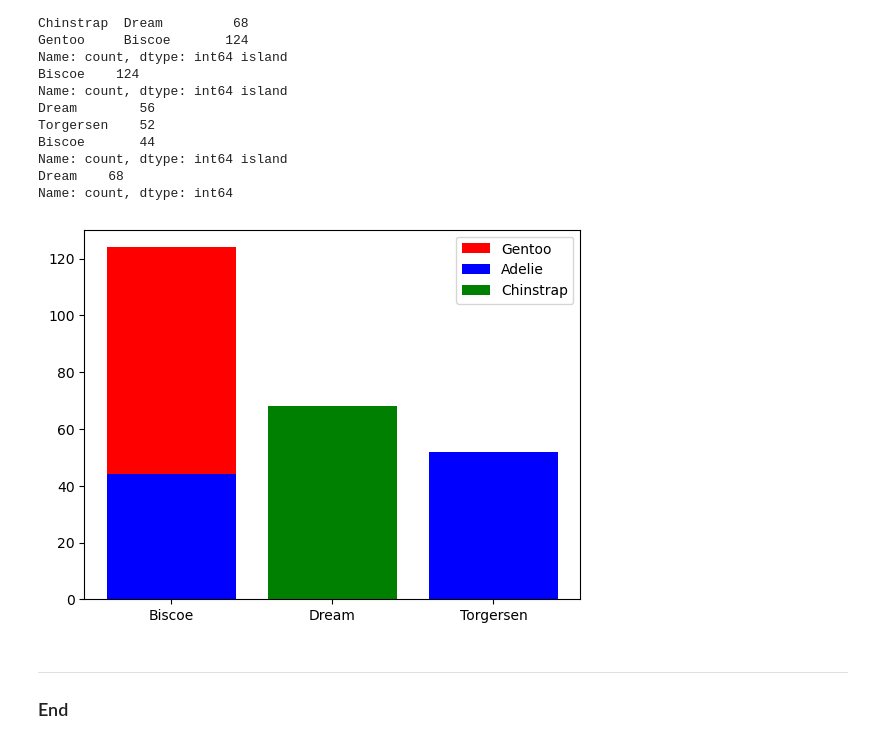
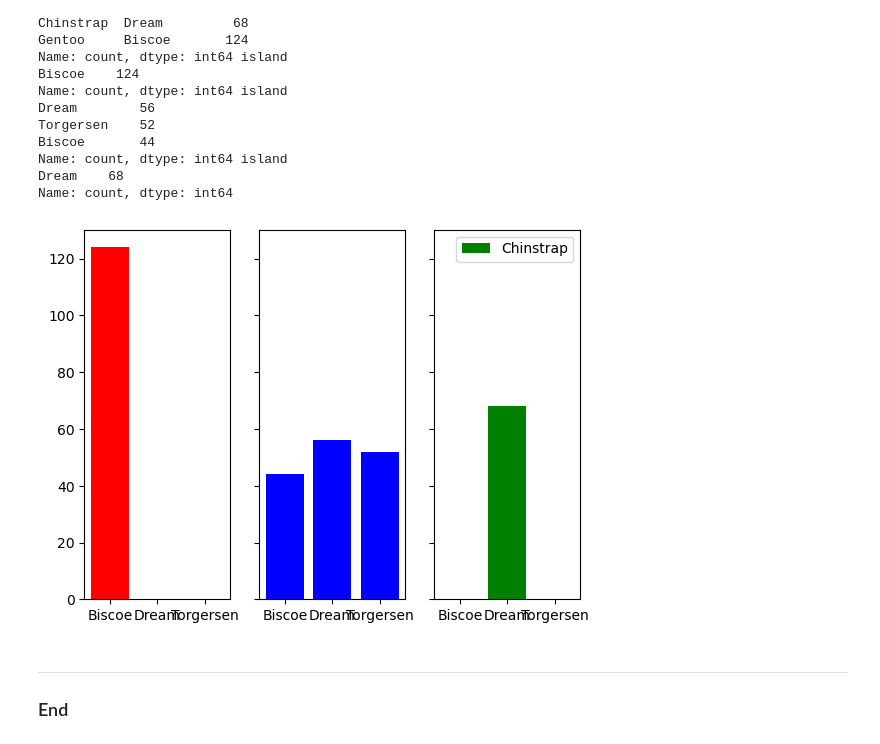
Before and after one commit to eoghanpw/pofda-mywork, a Jupyter notebook: penguins.ipynb, the cells around one changed output. Cells and saved outputs as stored; diff of their text form; code cells hidden in the pictures.

```diff
--- a/penguins.ipynb
+++ b/penguins.ipynb
@@ -171,14 +187,14 @@ Name: count, dtype: int64 island
 Dream    68
 Name: count, dtype: int64
 # %%
-fig, ax = plt.subplots()
-ax.bar(gentoo.index, gentoo, color='red', label="Gentoo")
-ax.bar(adelie.index, adelie, color='blue', label="Adelie")
-ax.bar(chinstrap.index, chinstrap, color='green', label="Chinstrap")
+fig, (ax1,ax2,ax3) = plt.subplots(1,3,sharex=True,sharey=True)
+ax1.bar(gentoo.index, gentoo, color='red', label="Gentoo")
+ax2.bar(adelie.index, adelie, color='blue', label="Adelie")
+ax3.bar(chinstrap.index, chinstrap, color='green', label="Chinstrap")
 plt.legend()
 plt.show()
 # %% [output]
-[figure, old version]
+[figure, new version]
 # %% [markdown]
 ***
 
```
Also changed, not shown: parts of 2 cells of this notebook.
